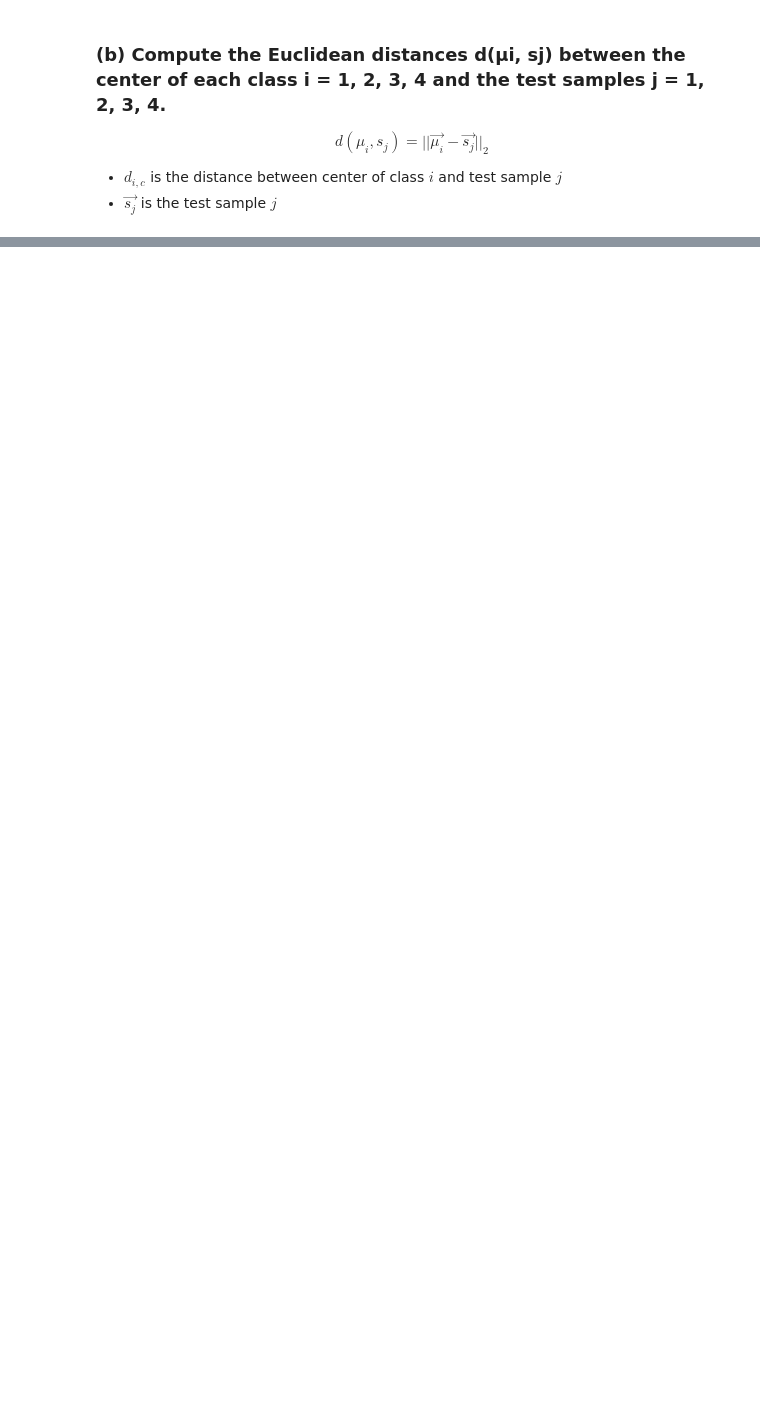
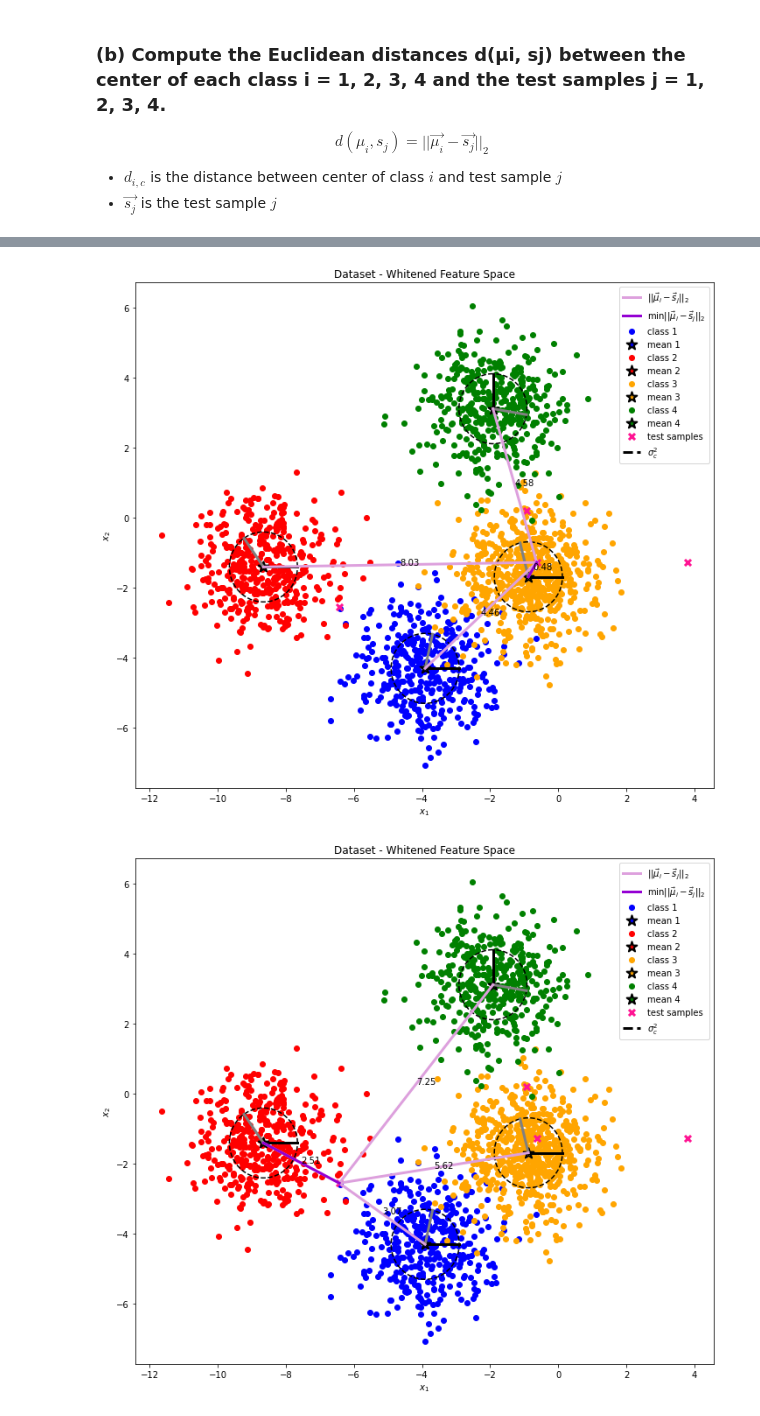
Before and after one commit to tmwatchanan/pattern-recognition, a Jupyter notebook: miniproject_1.ipynb, the cells around one changed output, grey strips where cells are left out. Cells and saved outputs as stored; diff of their text form; code cells hidden in the pictures; blank space fills up the shorter version.

```diff
--- a/miniproject_1.ipynb
+++ b/miniproject_1.ipynb
@@ -282,0 +321,8 @@ np.linalg.eig(covariance_matrix[:, :, 1])
+# %%
+whitened_distances = np.zeros_like(distances)
+
+for c in range(C):
+    for j in range(J):
+        whitened_distances[c, j] = euclidean_distance(whitened_means[c], whitened_test_samples[j])
+
+whitened_distances
@@ -282,0 +334,6 @@ np.linalg.eig(covariance_matrix[:, :, 1])
+# %%
+for j in range(J):
+    visualize_space(whitened_data, whitened_means, whitened_eigenvalues, whitened_eigenvectors, title="Dataset - Whitened Feature Space", save_name="dataset-whitened_feature_space.png", test_samples=whitened_test_samples, test_index=j, distances=whitened_distances)
+# %% [output]
+[figure, added]
+[figure, added]
```
Also changed, not shown: parts of 42 cells of this notebook.
